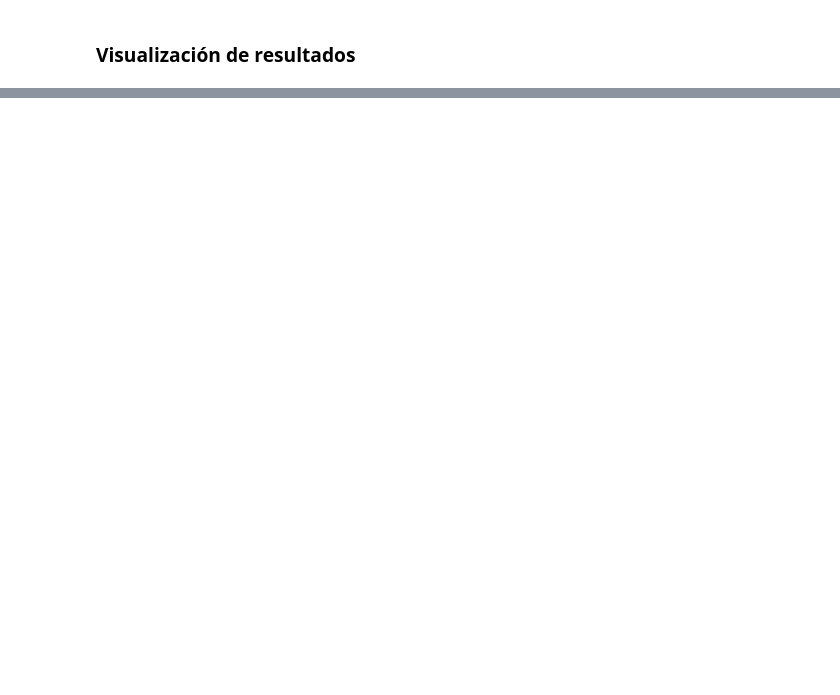
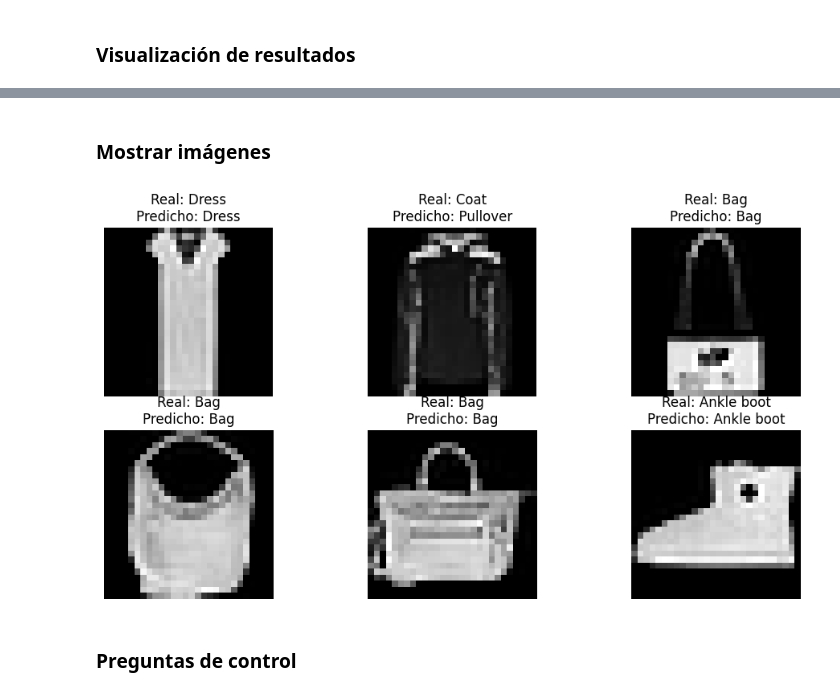
Before and after one commit to Lordrilo/redes_neuronales, a Jupyter notebook: cnn/red_neuronal_convolucional.ipynb, the cells around one changed output, grey strips where cells are left out. Cells and saved outputs as stored; diff of their text form; code cells hidden in the pictures; blank space fills up the shorter version.

```diff
--- a/cnn/red_neuronal_convolucional.ipynb
+++ b/cnn/red_neuronal_convolucional.ipynb
@@ -346,0 +341,31 @@ plt.show()
+# %% [markdown]
+### Mostrar imágenes
+# %%
+import matplotlib.pyplot as plt
+import numpy as np
+
+# Función para mostrar una imagen con su etiqueta real y predicha
+def mostrar_imagen(img, etiqueta_real, etiqueta_pred):
+    img = img.squeeze()  # quitar canal si es [1,28,28]
+    plt.imshow(img, cmap="gray")
+    plt.title(f"Real: {clases[etiqueta_real]}\nPredicho: {clases[etiqueta_pred]}")
+    plt.axis("off")
+
+# Mostrar algunas imágenes del test con predicciones
+dataiter = iter(test_dataloader)
+imagenes, etiquetas = next(dataiter)
+
+# Pasar por la red
+salidas = net(imagenes)
+_, predicciones = torch.max(salidas, 1)
+
+# Mostrar primeras 6 imágenes
+plt.figure(figsize=(12,6))
+for i in range(6):
+    plt.subplot(2,3,i+1)
+    mostrar_imagen(imagenes[i], etiquetas[i].item(), predicciones[i].item())
+plt.show()
+# %% [output]
+[figure, added]
+# %% [markdown]
+### Preguntas de control
```
Also changed, not shown: parts of 9 cells of this notebook.
